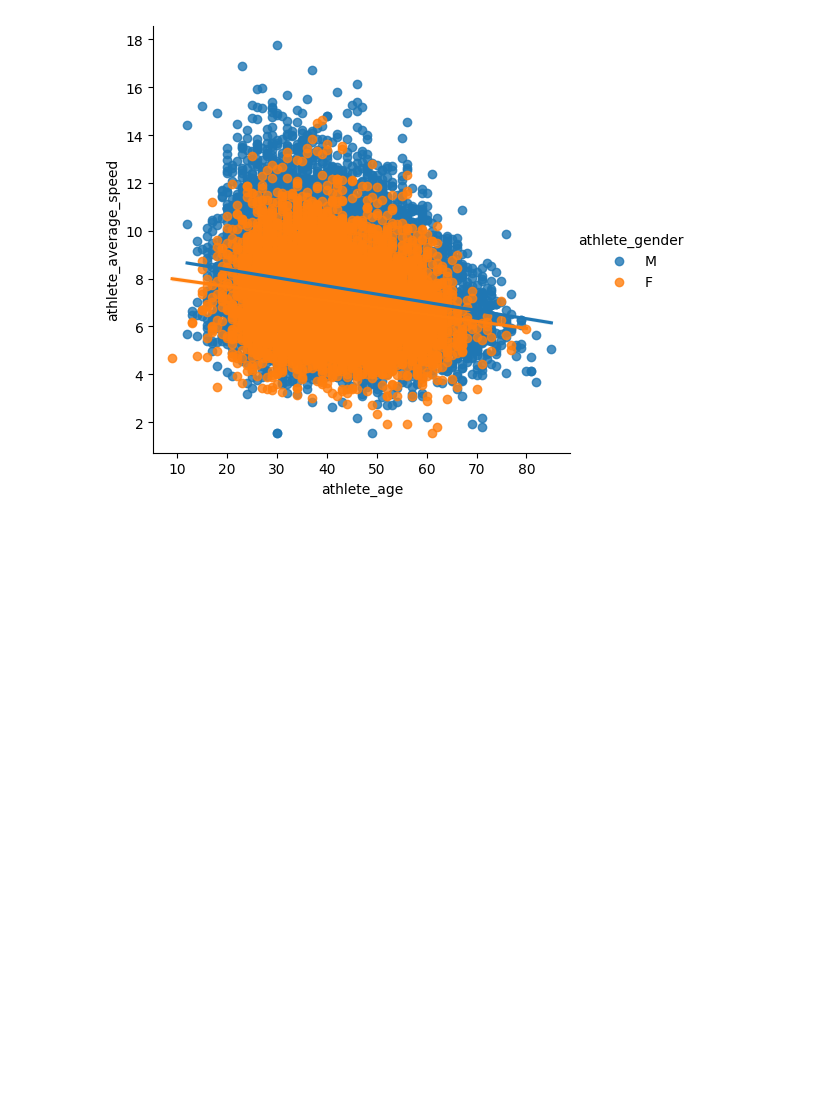
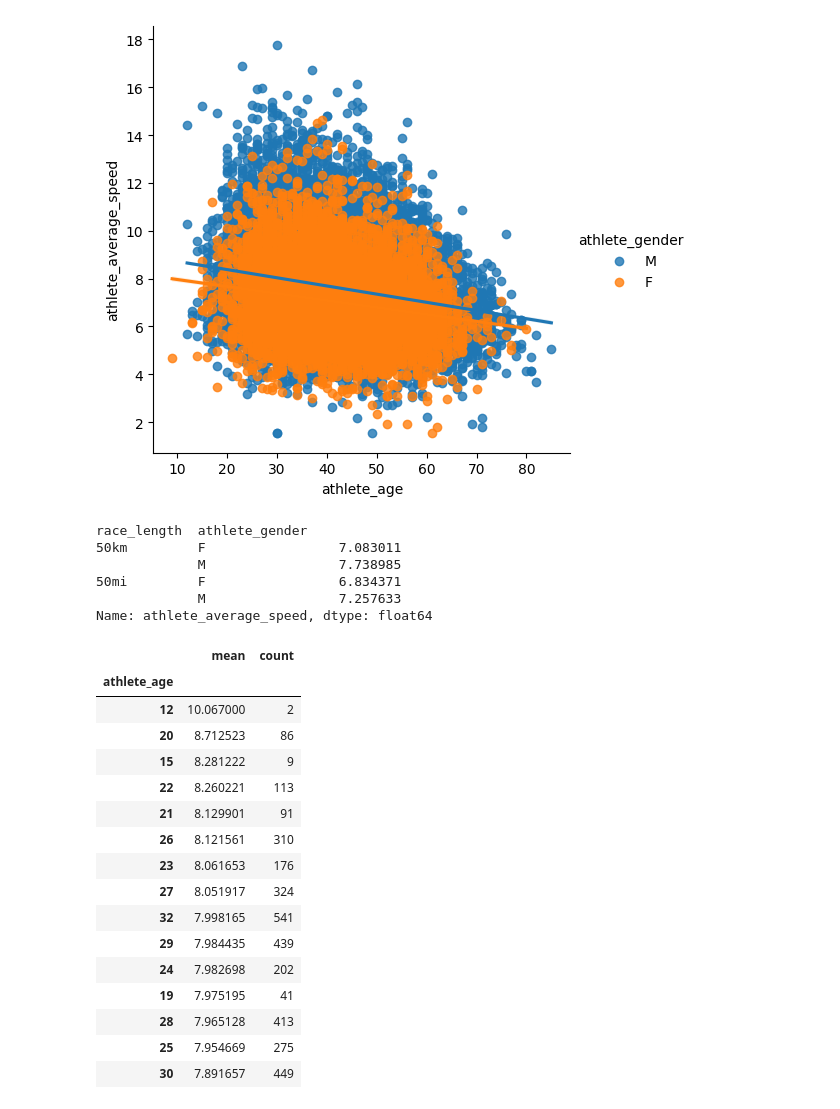
Before and after one commit to AvishkaKoswatta/ultra-marathon, a Jupyter notebook: Data_Reading.ipynb, the cells around one changed output. Cells and saved outputs as stored; diff of their text form; code cells hidden in the pictures; blank space fills up the shorter version.

```diff
--- a/Data_Reading.ipynb
+++ b/Data_Reading.ipynb
@@ -370,3 +370,33 @@ sns.lmplot(data=df3, x='athlete_age', y='athlete_average_speed', hue='athlete_ge
 [figure]
 # %%
 # Difference in speed for 50km, 50 mi male to female
+# %%
+df3.groupby(['race_length', 'athlete_gender'])['athlete_average_speed'].mean()
+# %% [output]
+race_length  athlete_gender
+50km         F                 7.083011
+             M                 7.738985
+50mi         F                 6.834371
+             M                 7.257633
+Name: athlete_average_speed, dtype: float64
+# %%
+# what age group are the best in 50km (show 15)
+df3.query('race_length == "50km"').groupby('athlete_age')['athlete_average_speed'].agg(['mean', 'count']).sort_values('mean', ascending=False).head(15)
+# %% [output]
+|  | mean | count |
+| athlete_age |  |  |
+| 12 | 10.067000 | 2 |
+| 20 | 8.712523 | 86 |
+| 15 | 8.281222 | 9 |
+| 22 | 8.260221 | 113 |
+| 21 | 8.129901 | 91 |
+| 26 | 8.121561 | 310 |
+| 23 | 8.061653 | 176 |
+| 27 | 8.051917 | 324 |
+| 32 | 7.998165 | 541 |
+| 29 | 7.984435 | 439 |
+| 24 | 7.982698 | 202 |
+| 19 | 7.975195 | 41 |
+| 28 | 7.965128 | 413 |
+| 25 | 7.954669 | 275 |
+| 30 | 7.891657 | 449 |
```
Also changed, not shown: parts of 4 cells of this notebook.
